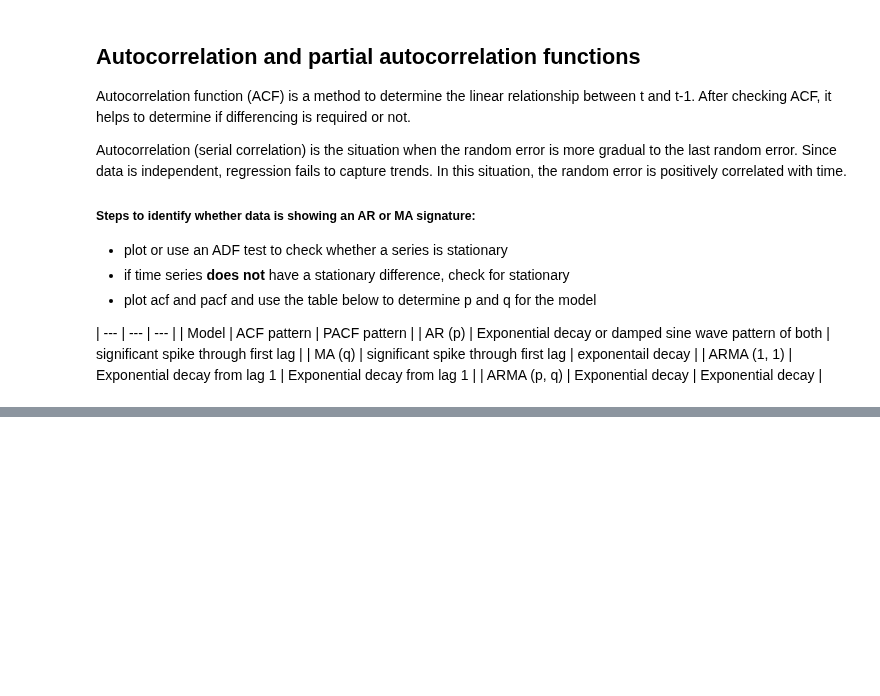
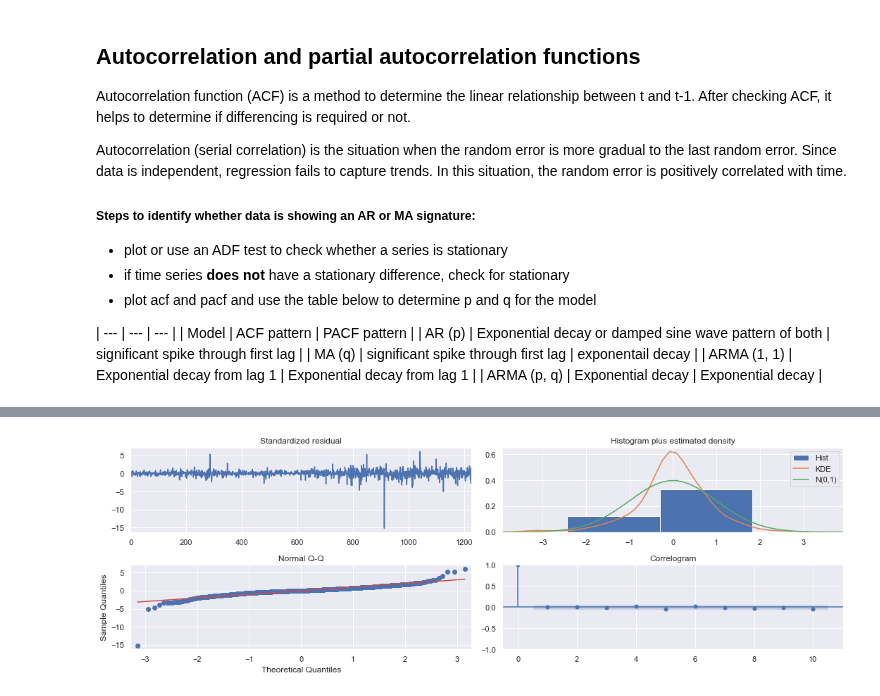
Before and after one commit to dissagaliyeva/python, a Jupyter notebook: time_series/bleeding_edge/regression_extension.ipynb, the cells around one changed output, grey strips where cells are left out. Drawn from its saved outputs; the diff is of its cells as text; code cells hidden in the pictures; blank space fills up the shorter version.

```diff
--- a/time_series/bleeding_edge/regression_extension.ipynb
+++ b/time_series/bleeding_edge/regression_extension.ipynb
@@ -90,0 +264,6 @@ Autocorrelation (serial correlation) is the situation when the random error is m
+# %%
+stepwise_model.plot_diagnostics()
+plt.tight_layout()
+plt.show()
+# %% [output]
+[figure, added]
```
Also changed, not shown: parts of 13 cells of this notebook, 1 other file.
